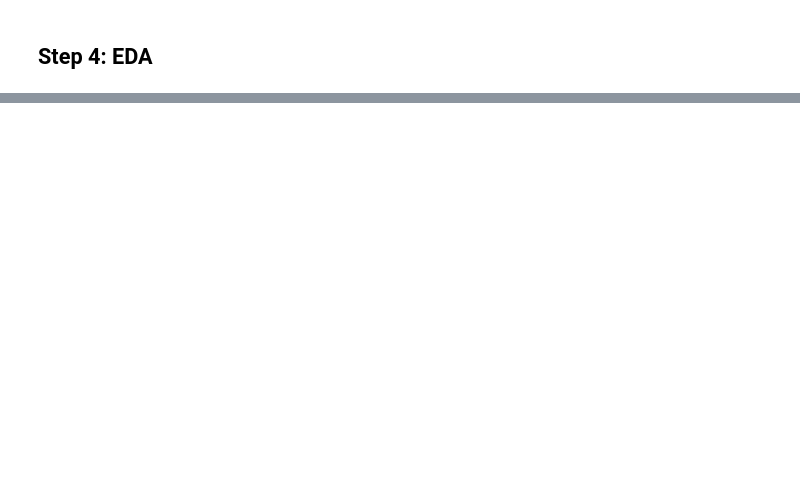
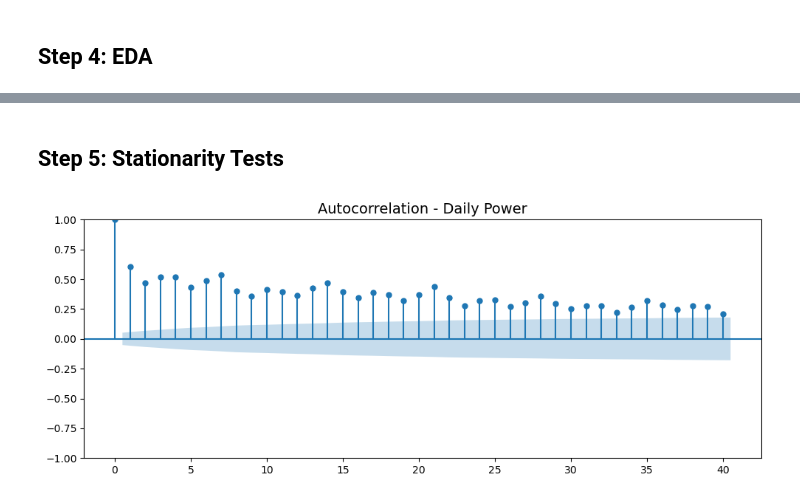
Before and after one commit to brody-rm/household-power, a Jupyter notebook: notebooks/01_eda.ipynb, the cells around one changed output, grey strips where cells are left out. Drawn from its saved outputs; the diff is of its cells as text; code cells hidden in the pictures; blank space fills up the shorter version.

Commit message:
eda, train/test

```diff
--- a/notebooks/01_eda.ipynb
+++ b/notebooks/01_eda.ipynb
@@ -102,0 +177,13 @@ daily.head()
+# %% [markdown]
+## Step 5: Stationarity Tests
+# %%
+from statsmodels.graphics.tsaplots import plot_acf, plot_pacf
+
+# show ACF plot
+fig, ax = plt.subplots(figsize=(10, 4))
+plot_acf(daily["power"], lags=40, ax=ax)
+ax.set_title('Autocorrelation - Daily Power', fontsize=14)
+plt.tight_layout()
+plt.show()
+# %% [output]
+[figure, added]
```
Also changed, not shown: parts of 15 cells of this notebook, 1 other file.
